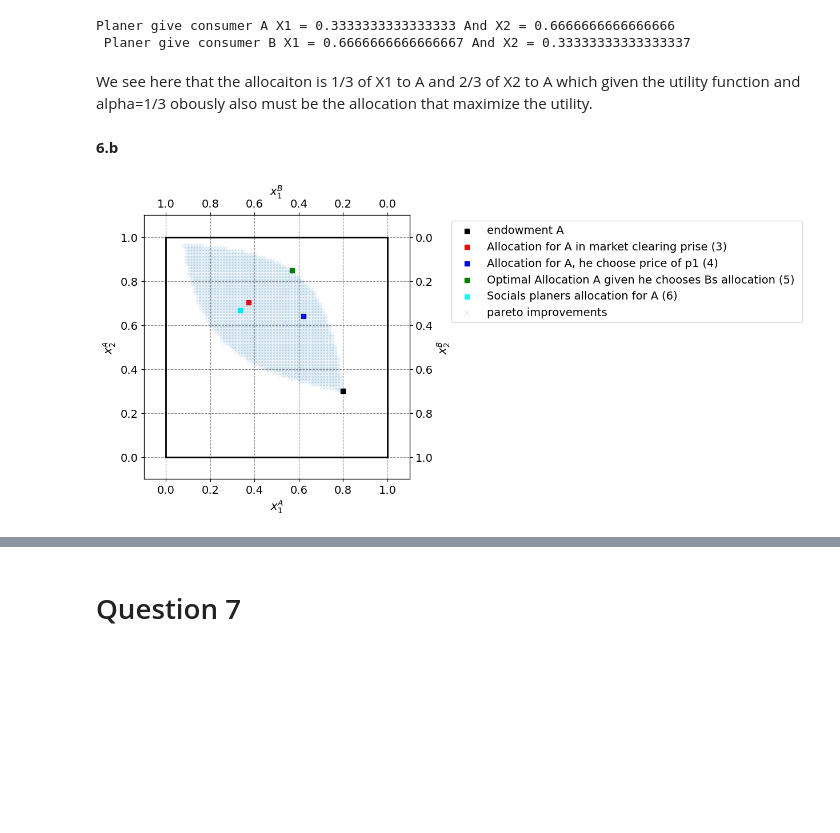
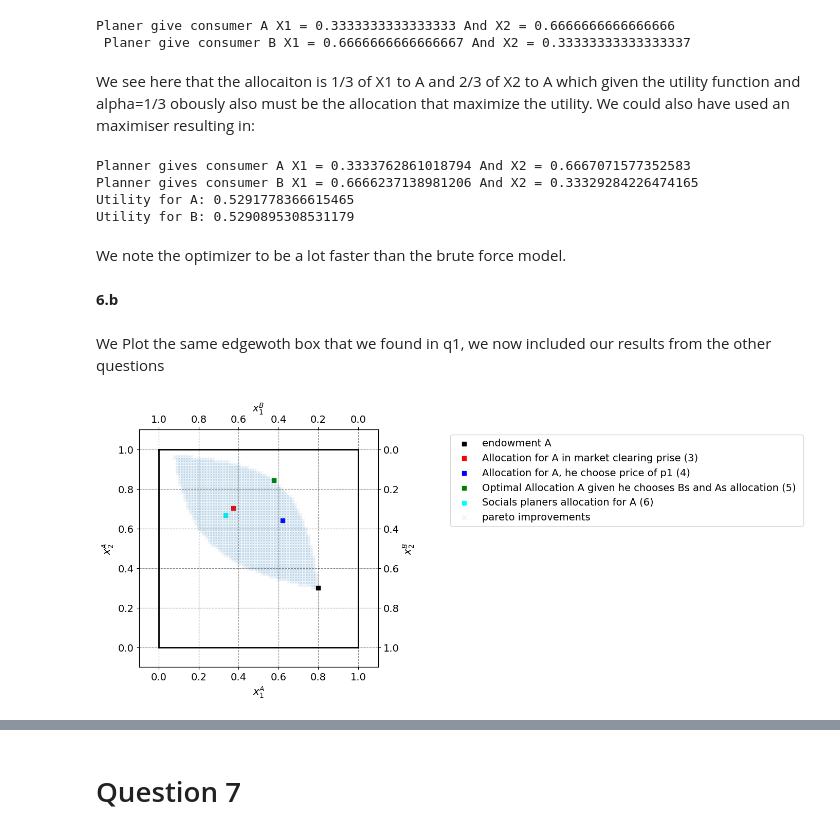
Before and after one commit to NumEconCopenhagen/projects-2024-andy-og-birdy, a Jupyter notebook: inauguralproject/inauguralproject.ipynb, the cells around one changed output, grey strips where cells are left out. Saved outputs shown, nothing was run; the diff lists cells and outputs as text; code cells hidden in the pictures; blank space fills up the shorter version.

```diff
--- a/inauguralproject/inauguralproject.ipynb
+++ b/inauguralproject/inauguralproject.ipynb
@@ -316,0 +277,14 @@ We see that the allocation is alomost the same as in Q5.a which indicates that i
+# %%
+# Create an instance of the model
+model = ExchangeEconomyClass()
+
+# Find the optimal choice for consumer A and corresponding utilities
+try:
+    x1A_opt, x2A_opt, utility_A_max, utility_B_final = model.optimal_choice_for_A()
+
+    print('A chooses X1 =', x1A_opt, 'And X2 =', x2A_opt)
+    print('Utility for A:', utility_A_max)
+    print('Utility for B:', utility_B_final)
+
+except Exception as e:
+    print(f"An error occurred: {e}")
@@ -339,9 +319,27 @@ print('Planer give consumer A X1 =', x1_6a_optimal, 'And X2 =', x2_6a_optimal, '
 Planer give consumer A X1 = 0.3333333333333333 And X2 = 0.6666666666666666
  Planer give consumer B X1 = 0.6666666666666667 And X2 = 0.33333333333333337
 # %% [markdown]
-We see here that the allocaiton is 1/3 of X1 to A and 2/3 of X2 to A which given the utility function and alpha=1/3 obously also must be the allocation that maximize the utility.
+We see here that the allocaiton is 1/3 of X1 to A and 2/3 of X2 to A which given the utility function and alpha=1/3 obously also must be the allocation that maximize the utility. We could also have used an maximiser resulting in:
+# %%
+if __name__ == "__main__":
+    model = ExchangeEconomyClass()
+    x1A_optimal, x2A_optimal, utility_A_max, utility_B_max = model.maximize_combined_utility()
+
+    print('Planner gives consumer A X1 =', x1A_optimal, 'And X2 =', x2A_optimal)
+    print('Planner gives consumer B X1 =', 1 - x1A_optimal, 'And X2 =', 1 - x2A_optimal)
+    print('Utility for A:', utility_A_max)
+    print('Utility for B:', utility_B_max)
+# %% [output]
+Planner gives consumer A X1 = 0.3333762861018794 And X2 = 0.6667071577352583
+Planner gives consumer B X1 = 0.6666237138981206 And X2 = 0.33329284226474165
+Utility for A: 0.5291778366615465
+Utility for B: 0.5290895308531179
+# %% [markdown]
+We note the optimizer to be a lot faster than the brute force model.
 # %% [markdown]
 **6.b**
+# %% [markdown]
+We Plot the same edgewoth box that we found in q1, we now included our results from the other questions
 # %%
 par = model.par
 
@@ -357,33 +355,33 @@ ax_A.set_xlabel("$x_1^A$")
 ax_A.set_ylabel("$x_2^A$")
 
 temp = ax_A.twinx()
 temp.set_ylabel("$x_2^B$")
 ax_B = temp.twiny()
 ax_B.set_xlabel("$x_1^B$")
 ax_B.invert_xaxis()
 ax_B.invert_yaxis()
 
 # A
 ax_A.scatter(par.w1A,par.w2A,marker='s',color='black',label='endowment A')
 ax_A.scatter(model.demand_A(0.94445)[0],model.demand_A(0.94445)[1], marker='s',color='red', label='Allocation for A in market clearing prise (3)')
 ax_A.scatter((1-model.demand_B(1.899)[0]),(1-model.demand_B(1.899)[1]),marker='s',color='blue',label='Allocation for A, he choose price of p1 (4)')
-ax_A.scatter(x1_5b_optimal,x2_5b_optimal,marker='s',color='green',label='Optimal Allocation A given he chooses Bs allocation (5) ')
+ax_A.scatter(x1A_opt,x2A_opt,marker='s',color='green',label='Optimal Allocation A given he chooses Bs and As allocation (5) ')
 ax_A.scatter(x1_6a_optimal,x2_6a_optimal,marker='s',color='cyan',label='Socials planers allocation for A (6)')
 ax_A.scatter(x1possible,x2possible, marker='x',alpha=0.1, label='pareto improvements')
 
 
 
 # limits
 ax_A.plot([0,w1bar],[0,0],lw=2,color='black')
 ax_A.plot([0,w1bar],[w2bar,w2bar],lw=2,color='black')
 ax_A.plot([0,0],[0,w2bar],lw=2,color='black')
 ax_A.plot([w1bar,w1bar],[0,w2bar],lw=2,color='black')
 
 ax_A.set_xlim([-0.1, w1bar + 0.1])
 ax_A.set_ylim([-0.1, w2bar + 0.1])
 ax_B.set_xlim([w1bar + 0.1, -0.1])
 ax_B.set_ylim([w2bar + 0.1, -0.1])
 
-ax_A.legend(frameon=True,loc='upper right',bbox_to_anchor=(2.5,1.0));
+ax_A.legend(frameon=True,loc='upper right',bbox_to_anchor=(2.8,1.0));
 # %% [output]
-[figure, old version]
+[figure, new version]
```
Also changed, not shown: parts of 31 cells of this notebook, 1 other file.
